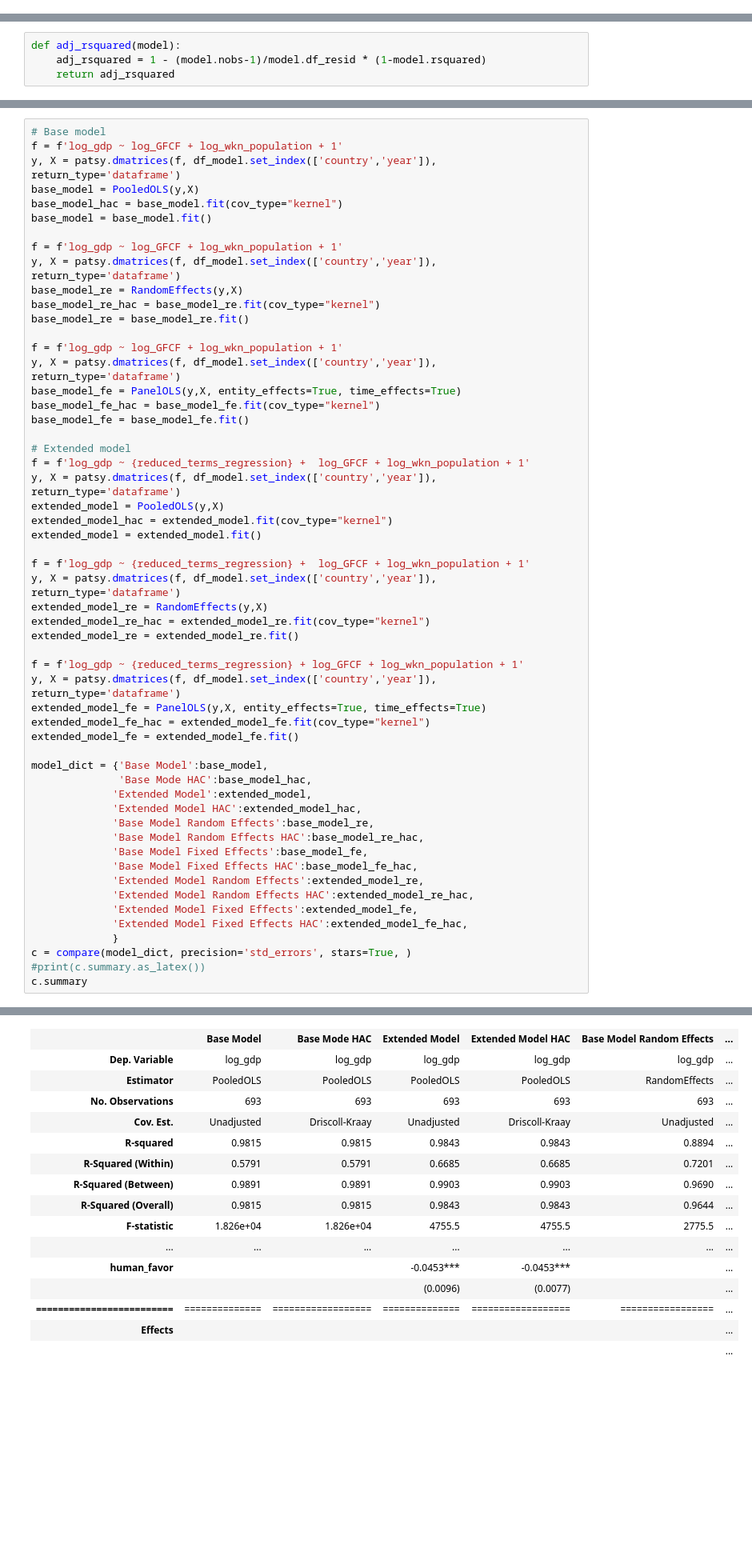
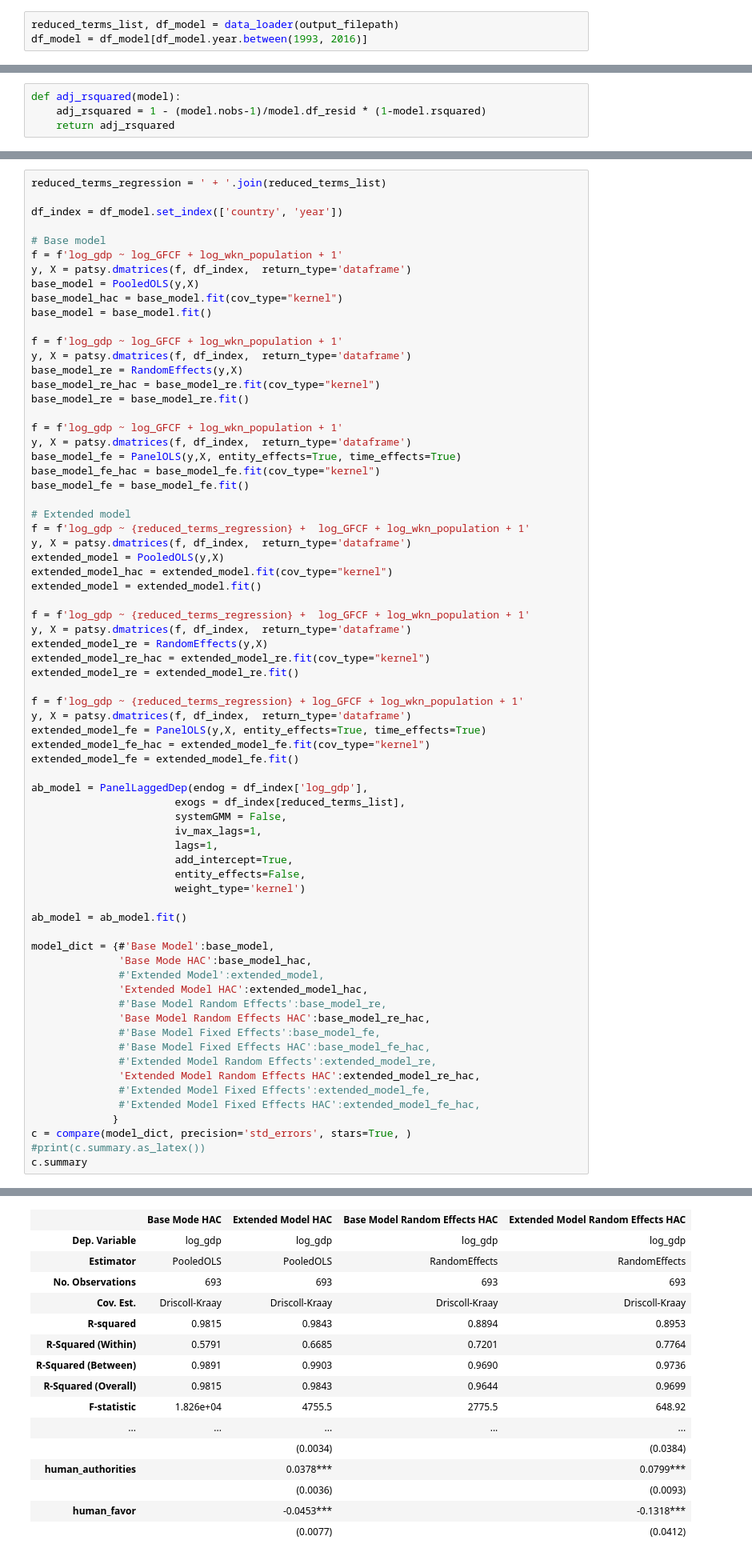
Before and after one commit to jaimeoliver1/social_capital_in_trade_networks, a Jupyter notebook: notebooks/01_01_linear_models_social_capital.ipynb, the cells around one changed output, grey strips where cells are left out. Shown at 80% size. Drawn from its saved outputs; the diff is of its cells as text; blank space fills up the shorter version.

```diff
--- a/notebooks/01_01_linear_models_social_capital.ipynb
+++ b/notebooks/01_01_linear_models_social_capital.ipynb
@@ -55 +34,4 @@ reduced_terms_list.remove('financial_favor')
+# %%
+reduced_terms_list, df_model = data_loader(output_filepath)
+df_model = df_model[df_model.year.between(1993, 2016)]
 # %%
@@ -257,76 +143,91 @@ reduced_terms_regression = ' + '.join(reduced_terms_list)
 # %%
+reduced_terms_regression = ' + '.join(reduced_terms_list)
+
+df_index = df_model.set_index(['country', 'year'])
+
 # Base model
 f = f'log_gdp ~ log_GFCF + log_wkn_population + 1'
-y, X = patsy.dmatrices(f, df_model.set_index(['country','year']),  return_type='dataframe')
+y, X = patsy.dmatrices(f, df_index,  return_type='dataframe')
 base_model = PooledOLS(y,X)
 base_model_hac = base_model.fit(cov_type="kernel")
 base_model = base_model.fit()
 
 f = f'log_gdp ~ log_GFCF + log_wkn_population + 1'
-y, X = patsy.dmatrices(f, df_model.set_index(['country','year']),  return_type='dataframe')
+y, X = patsy.dmatrices(f, df_index,  return_type='dataframe')
 base_model_re = RandomEffects(y,X)
 base_model_re_hac = base_model_re.fit(cov_type="kernel")
 base_model_re = base_model_re.fit()
 
 f = f'log_gdp ~ log_GFCF + log_wkn_population + 1'
-y, X = patsy.dmatrices(f, df_model.set_index(['country','year']),  return_type='dataframe')
+y, X = patsy.dmatrices(f, df_index,  return_type='dataframe')
 base_model_fe = PanelOLS(y,X, entity_effects=True, time_effects=True)
 base_model_fe_hac = base_model_fe.fit(cov_type="kernel")
 base_model_fe = base_model_fe.fit()
 
 # Extended model
 f = f'log_gdp ~ {reduced_terms_regression} +  log_GFCF + log_wkn_population + 1'
-y, X = patsy.dmatrices(f, df_model.set_index(['country','year']),  return_type='dataframe')
+y, X = patsy.dmatrices(f, df_index,  return_type='dataframe')
 extended_model = PooledOLS(y,X)
 extended_model_hac = extended_model.fit(cov_type="kernel")
 extended_model = extended_model.fit()
 
 f = f'log_gdp ~ {reduced_terms_regression} +  log_GFCF + log_wkn_population + 1'
-y, X = patsy.dmatrices(f, df_model.set_index(['country','year']),  return_type='dataframe')
+y, X = patsy.dmatrices(f, df_index,  return_type='dataframe')
 extended_model_re = RandomEffects(y,X)
 extended_model_re_hac = extended_model_re.fit(cov_type="kernel")
 extended_model_re = extended_model_re.fit()
 
 f = f'log_gdp ~ {reduced_terms_regression} + log_GFCF + log_wkn_population + 1'
-y, X = patsy.dmatrices(f, df_model.set_index(['country','year']),  return_type='dataframe')
+y, X = patsy.dmatrices(f, df_index,  return_type='dataframe')
 extended_model_fe = PanelOLS(y,X, entity_effects=True, time_effects=True)
 extended_model_fe_hac = extended_model_fe.fit(cov_type="kernel")
 extended_model_fe = extended_model_fe.fit()
 
-model_dict = {'Base Model':base_model,
+ab_model = PanelLaggedDep(endog = df_index['log_gdp'],
+                       exogs = df_index[reduced_terms_list],
+                       systemGMM = False,
+                       iv_max_lags=1,
+                       lags=1,
+                       add_intercept=True,
+                       entity_effects=False,
+                       weight_type='kernel')
+
+ab_model = ab_model.fit()
+
+model_dict = {#'Base Model':base_model,
               'Base Mode HAC':base_model_hac,
-             'Extended Model':extended_model,
-             'Extended Model HAC':extended_model_hac,
-             'Base Model Random Effects':base_model_re,
-             'Base Model Random Effects HAC':base_model_re_hac,
-             'Base Model Fixed Effects':base_model_fe,
-             'Base Model Fixed Effects HAC':base_model_fe_hac,
-             'Extended Model Random Effects':extended_model_re,
-             'Extended Model Random Effects HAC':extended_model_re_hac,
-             'Extended Model Fixed Effects':extended_model_fe,
-             'Extended Model Fixed Effects HAC':extended_model_fe_hac,
+              #'Extended Model':extended_model,
+              'Extended Model HAC':extended_model_hac,
+              #'Base Model Random Effects':base_model_re,
+              'Base Model Random Effects HAC':base_model_re_hac,
+              #'Base Model Fixed Effects':base_model_fe,
+              #'Base Model Fixed Effects HAC':base_model_fe_hac,
+              #'Extended Model Random Effects':extended_model_re,
+              'Extended Model Random Effects HAC':extended_model_re_hac,
+              #'Extended Model Fixed Effects':extended_model_fe,
+              #'Extended Model Fixed Effects HAC':extended_model_fe_hac,
              }
 c = compare(model_dict, precision='std_errors', stars=True, )
 #print(c.summary.as_latex())
 c.summary
 # %% [output]
 Model Comparison
-|  | Base Model | Base Mode HAC | Extended Model | Extended Model HAC | Base Model Random Effects | ... |
-| Dep. Variable | log_gdp | log_gdp | log_gdp | log_gdp | log_gdp | ... |
-| Estimator | PooledOLS | PooledOLS | PooledOLS | PooledOLS | RandomEffects | ... |
-| No. Observations | 693 | 693 | 693 | 693 | 693 | ... |
-| Cov. Est. | Unadjusted | Driscoll-Kraay | Unadjusted | Driscoll-Kraay | Unadjusted | ... |
-| R-squared | 0.9815 | 0.9815 | 0.9843 | 0.9843 | 0.8894 | ... |
-| R-Squared (Within) | 0.5791 | 0.5791 | 0.6685 | 0.6685 | 0.7201 | ... |
-| R-Squared (Between) | 0.9891 | 0.9891 | 0.9903 | 0.9903 | 0.9690 | ... |
-| R-Squared (Overall) | 0.9815 | 0.9815 | 0.9843 | 0.9843 | 0.9644 | ... |
-| F-statistic | 1.826e+04 | 1.826e+04 | 4755.5 | 4755.5 | 2775.5 | ... |
-| ... | ... | ... | ... | ... | ... | ... |
-| human_favor |  |  | -0.0453*** | -0.0453*** |  | ... |
-|  |  |  | (0.0096) | (0.0077) |  | ... |
-| ========================= | ============== | ================== | ============== | ================== | ================= | ... |
-| Effects |  |  |  |  |  | ... |
-|  |  |  |  |  |  | ... |
+|  | Base Mode HAC | Extended Model HAC | Base Model Random Effects HAC | Extended Model Random Effects HAC |
+| Dep. Variable | log_gdp | log_gdp | log_gdp | log_gdp |
+| Estimator | PooledOLS | PooledOLS | RandomEffects | RandomEffects |
+| No. Observations | 693 | 693 | 693 | 693 |
+| Cov. Est. | Driscoll-Kraay | Driscoll-Kraay | Driscoll-Kraay | Driscoll-Kraay |
+| R-squared | 0.9815 | 0.9843 | 0.8894 | 0.8953 |
+| R-Squared (Within) | 0.5791 | 0.6685 | 0.7201 | 0.7764 |
+| R-Squared (Between) | 0.9891 | 0.9903 | 0.9690 | 0.9736 |
+| R-Squared (Overall) | 0.9815 | 0.9843 | 0.9644 | 0.9699 |
+| F-statistic | 1.826e+04 | 4755.5 | 2775.5 | 648.92 |
+| ... | ... | ... | ... | ... |
+|  |  | (0.0034) |  | (0.0384) |
+| human_authorities |  | 0.0378*** |  | 0.0799*** |
+|  |  | (0.0036) |  | (0.0093) |
+| human_favor |  | -0.0453*** |  | -0.1318*** |
+|  |  | (0.0077) |  | (0.0412) |
 Std. Errors reported in parentheses
 # %%
 from statsmodels.stats.stattools import durbin_watson
```
Also changed, not shown: parts of 26 cells of this notebook, 10 other files.
